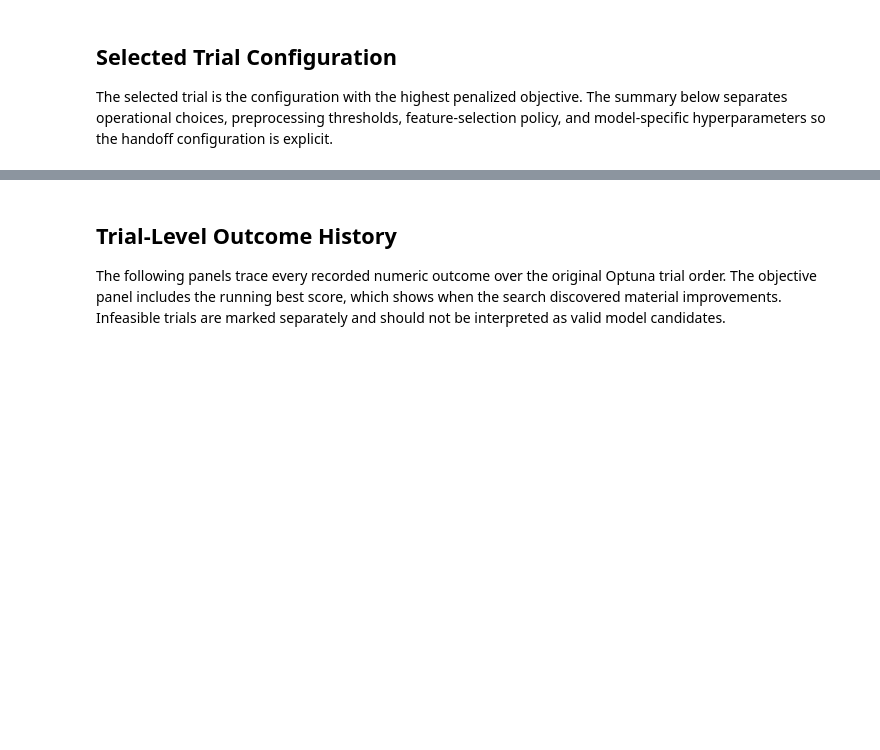
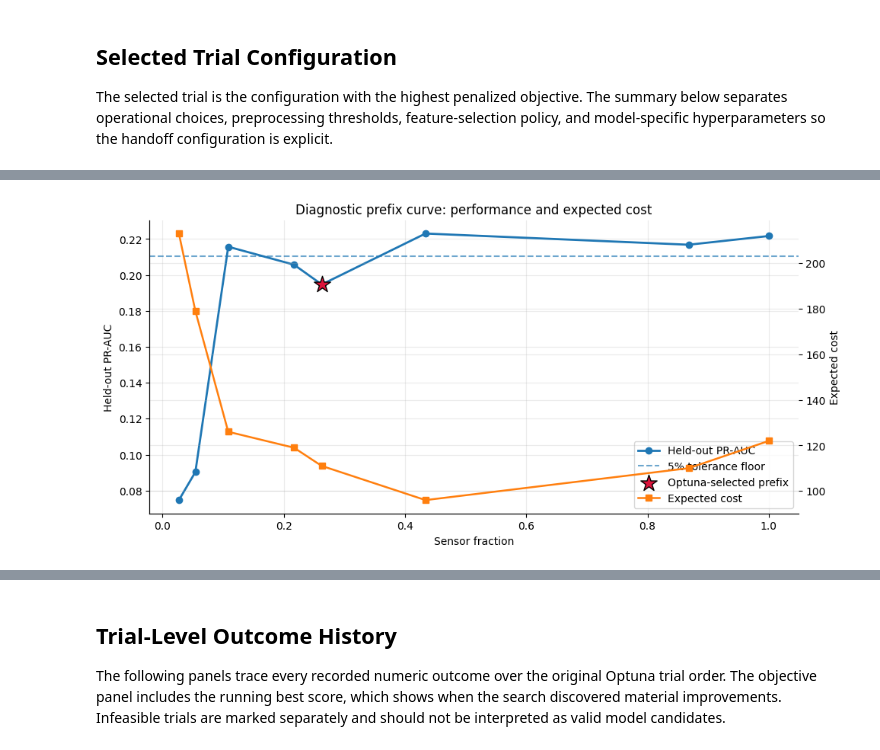
Before and after one commit to virgil-castillo/semiconductor-yield-root-cause, a Jupyter notebook: notebooks/05_early_detection.ipynb, the cells around one changed output, grey strips where cells are left out. Saved outputs shown, nothing was run; the diff lists cells and outputs as text; code cells hidden in the pictures; blank space fills up the shorter version.

```diff
--- a/notebooks/05_early_detection.ipynb
+++ b/notebooks/05_early_detection.ipynb
@@ -60,13 +62,22 @@ def find_repo_root() -> Path:
 REPO_ROOT = find_repo_root()
 TRIALS_CSV = REPO_ROOT / "reports/early_detection_trials.csv"
 BEST_JSON = REPO_ROOT / "models/early_detection_best.json"
+COMPARISON_JSON = REPO_ROOT / "reports/early_detection_comparison.json"
+ROOT_CAUSE_CSV = REPO_ROOT / "reports/root_cause_candidates.csv"
+FEATURE_IMPORTANCE_CSV = REPO_ROOT / "reports/feature_importance.csv"
 
 trials_raw = pd.read_csv(TRIALS_CSV)
 best_record = json.loads(BEST_JSON.read_text(encoding="utf-8"))
+comparison_record = json.loads(COMPARISON_JSON.read_text(encoding="utf-8"))
+comparison = pd.DataFrame(comparison_record["comparison_rows"])
+curve = pd.DataFrame(comparison_record["curve_rows"])
+root_cause = pd.read_csv(ROOT_CAUSE_CSV)
+model_importance = pd.read_csv(FEATURE_IMPORTANCE_CSV)
 
 print(f"Repo root: {REPO_ROOT}")
 print(f"Trials CSV: {TRIALS_CSV}")
 print(f"Best-trial JSON: {BEST_JSON}")
+print(f"Held-out comparison JSON: {COMPARISON_JSON}")
 # %% [output]
 Repo root: C:\Users\Virgil\Code\semiconductor-yield-root-cause
 Trials CSV: C:\Users\Virgil\Code\semiconductor-yield-root-cause\reports\early_detection_trials.csv
@@ -314,0 +412,64 @@ display(model_params)
+# %%
+curve_display = curve[
+    [
+        "latest_index",
+        "sensor_fraction",
+        "test_pr_auc",
+        "test_roc_auc",
+        "test_recall",
+        "test_false_alarm_rate",
+        "expected_cost",
+        "n_features_selected",
+    ]
+].copy()
+curve_display["within_5pct_full_prefix_pr_auc"] = (
+    curve_display["test_pr_auc"] >= tolerance_floor
+)
+display(curve_display)
+
+fig, ax1 = plt.subplots(figsize=(11, 5))
+ax1.plot(
+    curve_display["sensor_fraction"],
+    curve_display["test_pr_auc"],
+    marker="o",
+    linewidth=2,
+    color="tab:blue",
+    label="Held-out PR-AUC",
+)
+ax1.axhline(
+    tolerance_floor,
+    color="tab:blue",
+    linestyle="--",
+    alpha=0.65,
+    label="5% tolerance floor",
+)
+ax1.scatter(
+    [best_record["observation_fraction"]],
+    [early_pr_auc],
+    marker="*",
+    s=260,
+    color="crimson",
+    edgecolor="black",
+    zorder=5,
+    label="Optuna-selected prefix",
+)
+ax1.set_xlabel("Sensor fraction")
+ax1.set_ylabel("Held-out PR-AUC")
+ax1.set_title("Diagnostic prefix curve: performance and expected cost")
+
+ax2 = ax1.twinx()
+ax2.plot(
+    curve_display["sensor_fraction"],
+    curve_display["expected_cost"],
+    marker="s",
+    linewidth=1.8,
+    color="tab:orange",
+    label="Expected cost",
+)
+ax2.set_ylabel("Expected cost")
+
+handles1, labels1 = ax1.get_legend_handles_labels()
+handles2, labels2 = ax2.get_legend_handles_labels()
+ax1.legend(handles1 + handles2, labels1 + labels2, loc="best")
+plt.show()
+# %% [output]
@@ -314,0 +485 @@ display(model_params)
+[figure, added]
```
Also changed, not shown: parts of 19 cells of this notebook, 2 other files.
